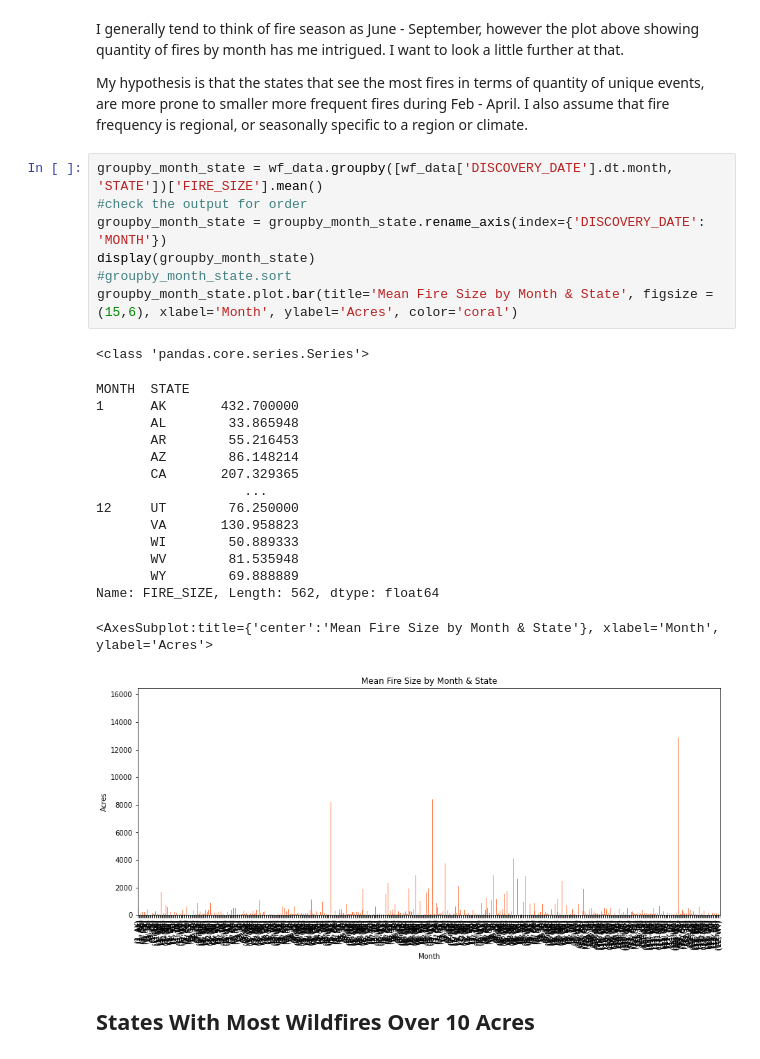
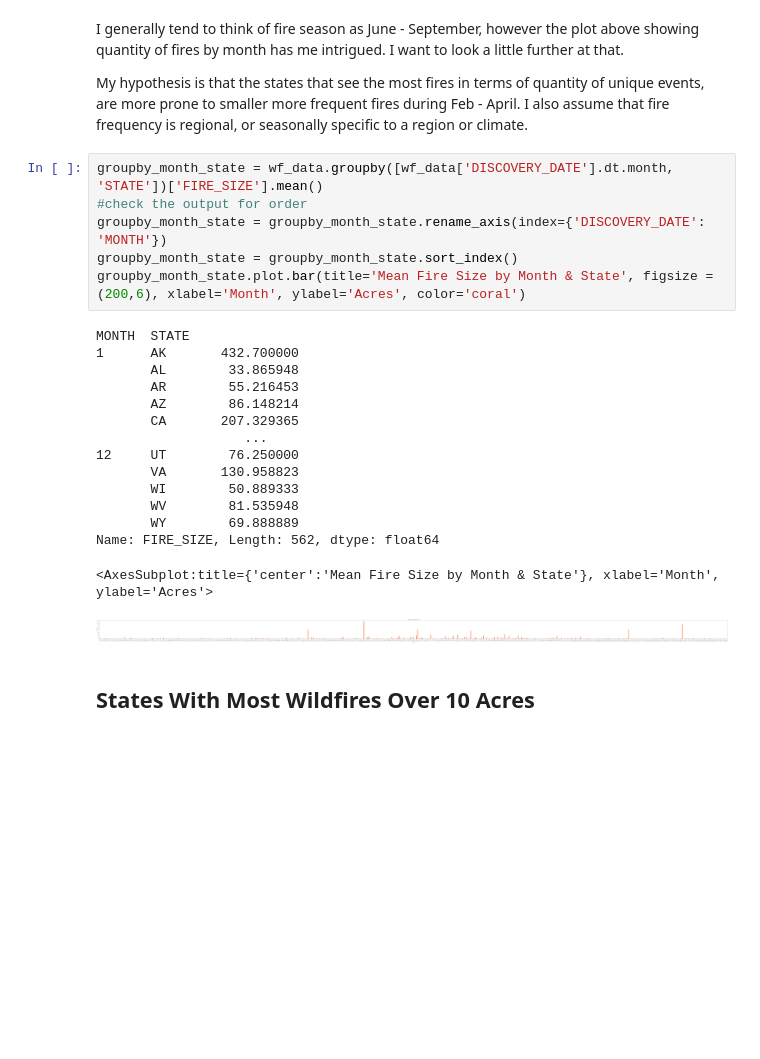
Before and after one commit to gillilands19/wildfire-ds-exploration, a Jupyter notebook: wildfires.ipynb, the cells around one changed output. Saved outputs shown, nothing was run; the diff lists cells and outputs as text; blank space fills up the shorter version.

```diff
--- a/wildfires.ipynb
+++ b/wildfires.ipynb
@@ -626,27 +626,25 @@ My hypothesis is that the states that see the most fires in terms of quantity of
 # %%
 groupby_month_state = wf_data.groupby([wf_data['DISCOVERY_DATE'].dt.month, 'STATE'])['FIRE_SIZE'].mean()
 #check the output for order
 groupby_month_state = groupby_month_state.rename_axis(index={'DISCOVERY_DATE': 'MONTH'})
-display(groupby_month_state)
-#groupby_month_state.sort
-groupby_month_state.plot.bar(title='Mean Fire Size by Month & State', figsize = (15,6), xlabel='Month', ylabel='Acres', color='coral')
+groupby_month_state = groupby_month_state.sort_index()
+groupby_month_state.plot.bar(title='Mean Fire Size by Month & State', figsize = (200,6), xlabel='Month', ylabel='Acres', color='coral')
 # %% [output]
-<class 'pandas.core.series.Series'>
+MONTH  STATE
+1      AK       432.700000
+       AL        33.865948
+       AR        55.216453
+       AZ        86.148214
+       CA       207.329365
+                   ...
+12     UT        76.250000
+       VA       130.958823
+       WI        50.889333
+       WV        81.535948
+       WY        69.888889
+Name: FIRE_SIZE, Length: 562, dtype: float64
-MONTH  STATE
-1      AK       432.700000
-       AL        33.865948
-       AR        55.216453
-       AZ        86.148214
-       CA       207.329365
-                   ...
-12     UT        76.250000
-       VA       130.958823
-       WI        50.889333
-       WV        81.535948
-       WY        69.888889
-Name: FIRE_SIZE, Length: 562, dtype: float64
+<AxesSubplot:title={'center':'Mean Fire Size by Month & State'}, xlabel='Month', ylabel='Acres'>
-<AxesSubplot:title={'center':'Mean Fire Size by Month & State'}, xlabel='Month', ylabel='Acres'>
-[figure, old version]
+[figure, new version]
 # %% [markdown]
 ## States With Most Wildfires Over 10 Acres
 # %%
```
